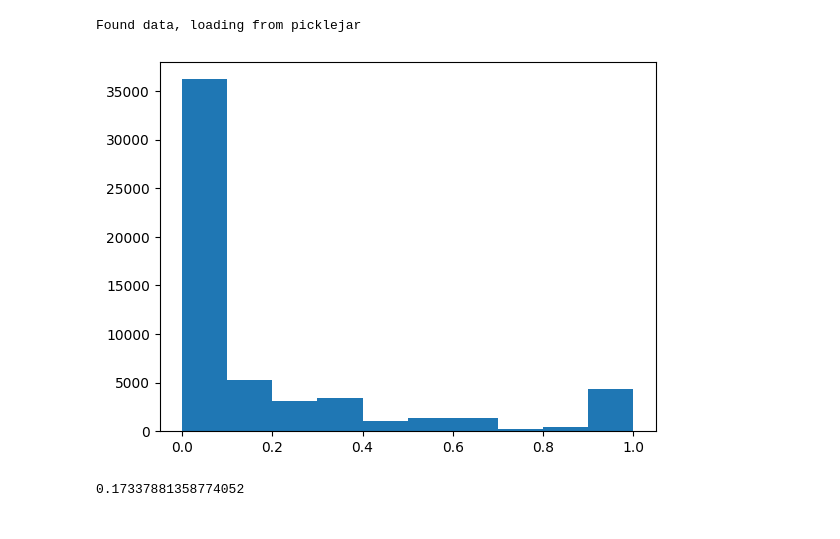
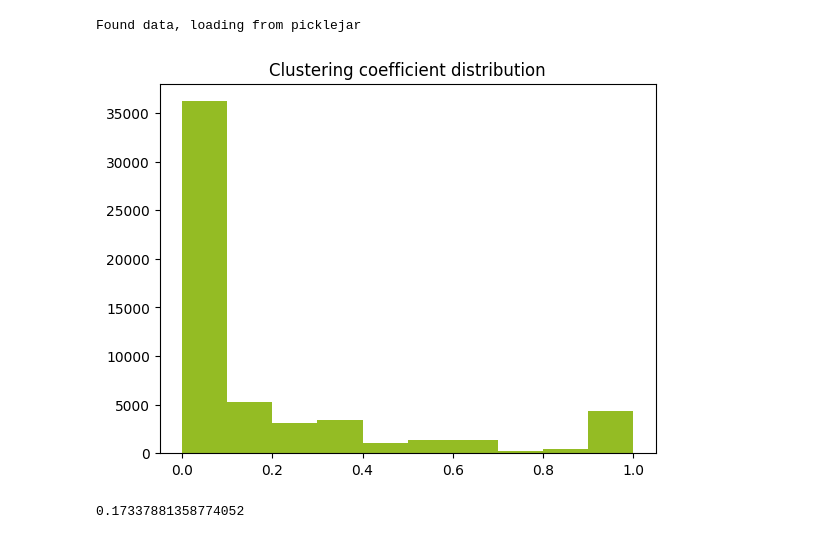
Before and after one commit to NetworkGang/NA-Project, a Jupyter notebook: src/EDA.ipynb, the cells around one changed output. Drawn from its saved outputs; the diff is of its cells as text; code cells hidden in the pictures.

```diff
--- a/src/EDA.ipynb
+++ b/src/EDA.ipynb
@@ -18,6 +19,7 @@ import numpy as np
 from custommodels.Pickle import pickle
 # %%
 #import data from file
+plot_path = "../data/plots/"
 path = "../data/loc-brightkite_edges.txt.gz"
 G = nx.read_edgelist(path, create_using=nx.Graph(), nodetype=int)
 len(G.nodes()), len(G.edges())
@@ -129,11 +175,13 @@ Found data, loading from picklejar
 # %%
 min(clusters.values()) , max(clusters.values())
 # (0,1.0)
-plt.hist(clusters.values())
+plt.hist(clusters.values(), color = green)
+plt.title('Clustering coefficient distribution')
+plt.savefig(plot_path + 'clusters.png')
 plt.show()
 # most nodes have lower clustering coefficients but some also have very high clustering coefficient
 # %% [output]
-[figure, old version]
+[figure, new version]
 # %%
 avg_LCC = sum(clusters.values())/len(clusters.values())
 avg_LCC
```
Also changed, not shown: parts of 6 cells of this notebook, 5 other files.
